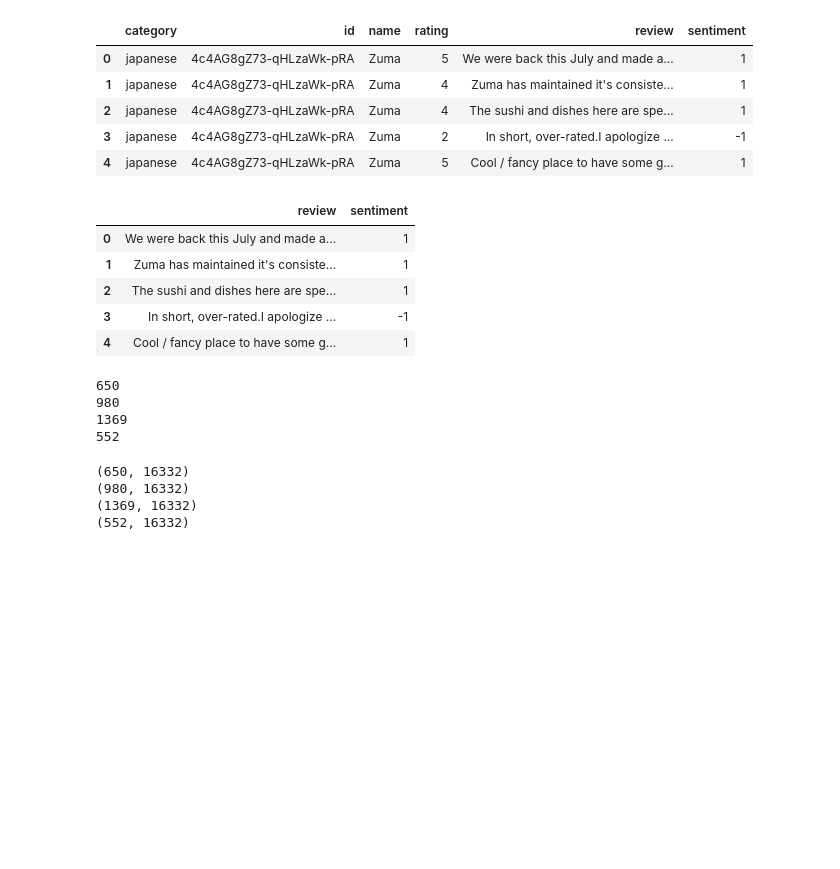
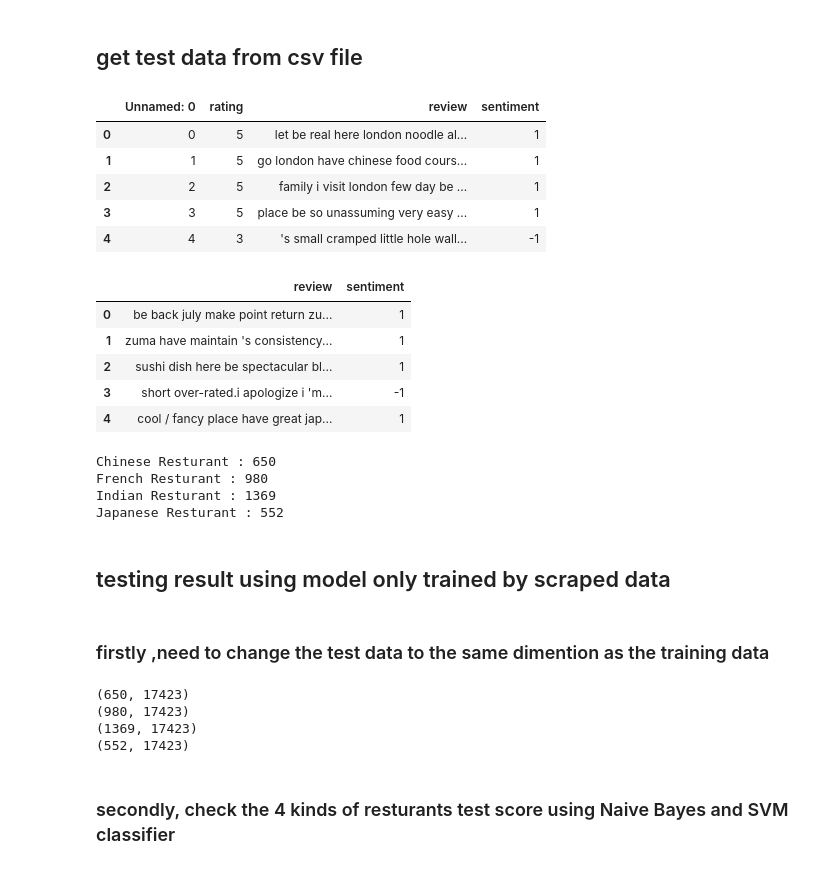
Before and after one commit to lppier/Sentiment_Mining_on_Yelp_Reviews, a Jupyter notebook: TestResults_ 4_Categories_of_Restaurants.ipynb, the cells around one changed output. Cells and saved outputs as stored; diff of their text form; code cells hidden in the pictures; blank space fills up the shorter version.

```diff
--- a/TestResults_ 4_Categories_of_Restaurants.ipynb
+++ b/TestResults_ 4_Categories_of_Restaurants.ipynb
@@ -10,29 +28,32 @@ from sklearn.metrics import accuracy_score
+# %% [markdown]
+## get test data from csv file
 # %%
-dfCN = pd.read_csv('./data/df_test_chinese.csv')
-dfFR = pd.read_csv('./data/df_test_french.csv')
-dfIN = pd.read_csv('./data/df_test_indian.csv')
-dfJP = pd.read_csv('./data/df_test_japanese.csv')
-dfJP.head()
+dfCN = pd.read_csv('./data/df_test_chinese_with_negation.csv',encoding ="ISO-8859-1")
+dfFR = pd.read_csv('./data/df_test_french_with_negation.csv',encoding = 'ISO-8859-1')
+dfIN = pd.read_csv('./data/df_test_indian_with_negation.csv',encoding = 'ISO-8859-1')
+dfJP = pd.read_csv('./data/df_test_japanese_with_negation.csv',encoding = 'ISO-8859-1')
+dfCN.head()
 # %% [output]
-|  | category | id | name | rating | review | sentiment |
-| 0 | japanese | 4c4AG8gZ73-qHLzaWk-pRA | Zuma | 5 | We were back this July and made a... | 1 |
-| 1 | japanese | 4c4AG8gZ73-qHLzaWk-pRA | Zuma | 4 | Zuma has maintained it's consiste... | 1 |
-| 2 | japanese | 4c4AG8gZ73-qHLzaWk-pRA | Zuma | 4 | The sushi and dishes here are spe... | 1 |
-| 3 | japanese | 4c4AG8gZ73-qHLzaWk-pRA | Zuma | 2 | In short, over-rated.I apologize ... | -1 |
-| 4 | japanese | 4c4AG8gZ73-qHLzaWk-pRA | Zuma | 5 | Cool / fancy place to have some g... | 1 |
+|  | Unnamed: 0 | rating | review | sentiment |
+| 0 | 0 | 5 | let be real here london noodle al... | 1 |
+| 1 | 1 | 5 | go london have chinese food cours... | 1 |
+| 2 | 2 | 5 | family i visit london few day be ... | 1 |
+| 3 | 3 | 5 | place be so unassuming very easy ... | 1 |
+| 4 | 4 | 3 | 's small cramped little hole wall... | -1 |
 # %%
-dfCN.drop(['category', 'id', 'name', 'rating'], inplace=True, axis=1)
-dfFR.drop(['category', 'id', 'name', 'rating'], inplace=True, axis=1)
-dfIN.drop(['category', 'id', 'name', 'rating'], inplace=True, axis=1)
-dfJP.drop(['category', 'id', 'name', 'rating'], inplace=True, axis=1)
+dfCN.drop(['Unnamed: 0', 'rating'], inplace=True, axis=1)
+dfFR.drop(['Unnamed: 0', 'rating'], inplace=True, axis=1)
+dfIN.drop(['Unnamed: 0','rating'], inplace=True, axis=1)
+dfJP.drop(['Unnamed: 0','rating'], inplace=True, axis=1)
+#dfJP.drop(['category', 'id', 'name', 'rating'], inplace=True, axis=1)
 dfJP.head()
 # %% [output]
 |  | review | sentiment |
-| 0 | We were back this July and made a... | 1 |
-| 1 | Zuma has maintained it's consiste... | 1 |
-| 2 | The sushi and dishes here are spe... | 1 |
-| 3 | In short, over-rated.I apologize ... | -1 |
-| 4 | Cool / fancy place to have some g... | 1 |
+| 0 | be back july make point return zu... | 1 |
+| 1 | zuma have maintain 's consistency... | 1 |
+| 2 | sushi dish here be spectacular bl... | 1 |
+| 3 | short over-rated.i apologize i 'm... | -1 |
+| 4 | cool / fancy place have great jap... | 1 |
 # %%
 testCN = dfCN['review']
 testFR = dfFR['review']
@@ -42,17 +63,21 @@ testCN_lab = dfCN['sentiment']
 testFR_lab = dfFR['sentiment']
 testIN_lab = dfIN['sentiment']
 testJP_lab = dfJP['sentiment']
-print(len(testCN_lab))
-print(len(testFR_lab))
-print(len(testIN_lab))
-print(len(testJP_lab))
+print("Chinese Resturant :",len(testCN_lab))
+print("French Resturant :",len(testFR_lab))
+print("Indian Resturant :",len(testIN_lab))
+print("Japanese Resturant :",len(testJP_lab))
 # %% [output]
-650
-980
-1369
-552
+Chinese Resturant : 650
+French Resturant : 980
+Indian Resturant : 1369
+Japanese Resturant : 552
+# %% [markdown]
+## testing result using model only trained by scraped data
+# %% [markdown]
+### firstly ,need to change the test data to the same dimention as the training data
 # %%
-with open('./models/vectorise.pk', 'rb') as vectorizer:
+with open('./models/preprocessed_negated/vectorise_negation.pk', 'rb') as vectorizer:
     vectorizer = pk.load(vectorizer)
 test_vectorsCN = vectorizer.transform(testCN)
 test_vectorsFR = vectorizer.transform(testFR)
@@ -63,9 +88,11 @@ print(test_vectorsFR.shape)
 print(test_vectorsIN.shape)
 print(test_vectorsJP.shape)
 # %% [output]
-(650, 16332)
-(980, 16332)
-(1369, 16332)
-(552, 16332)
+(650, 17423)
+(980, 17423)
+(1369, 17423)
+(552, 17423)
+# %% [markdown]
+### secondly, check the 4 kinds of resturants test score using Naive Bayes and SVM classifier
 # %%
 # load naivebayes
```
Also changed, not shown: parts of 53 cells of this notebook, 5 other files.
